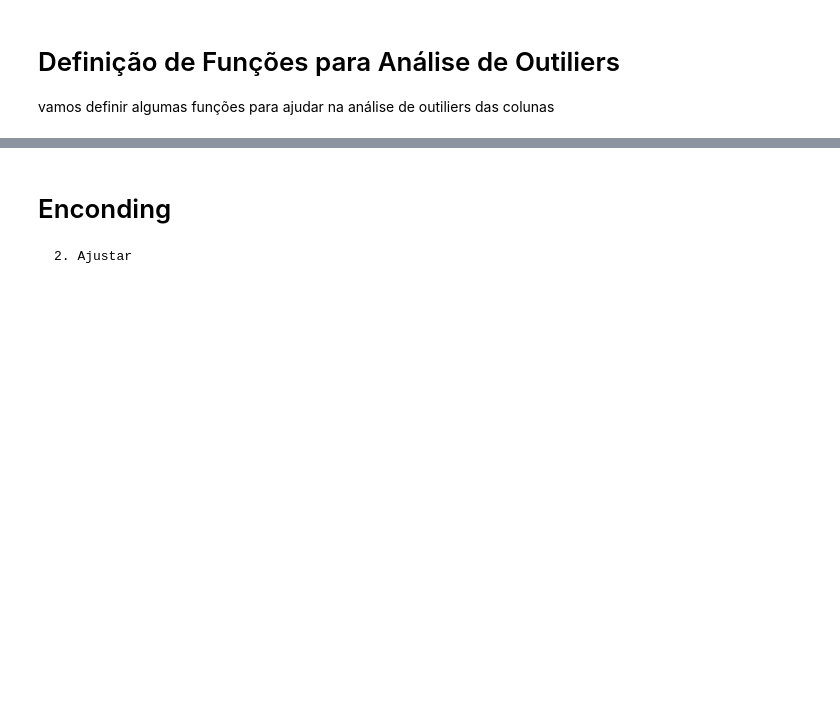
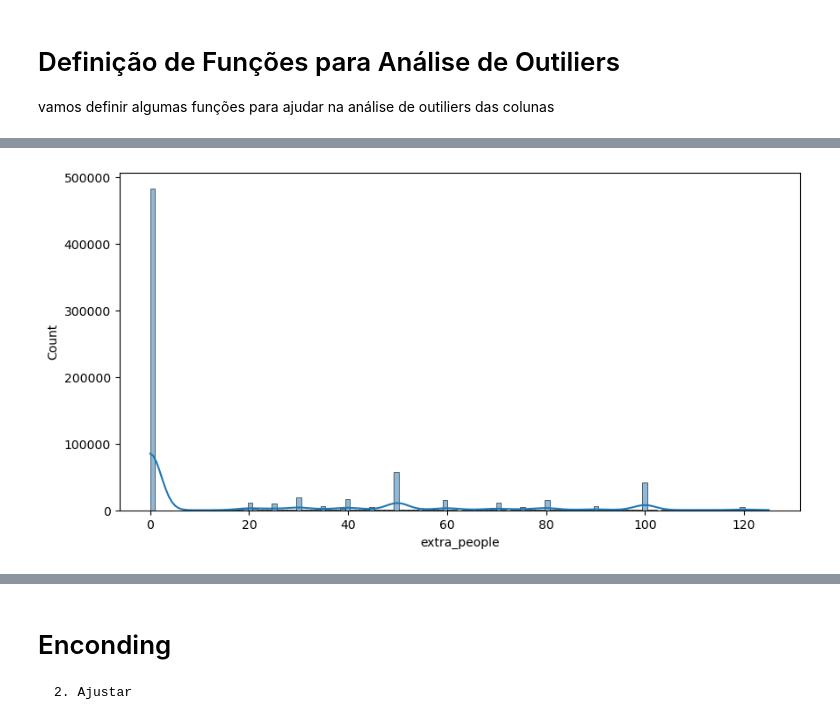
Before and after one commit to jhonatanpaz95/Airbnb-Rio, a Jupyter notebook: airbnb-rio.ipynb, the cells around one changed output, grey strips where cells are left out. Cells and saved outputs as stored; diff of their text form; code cells hidden in the pictures; blank space fills up the shorter version.

```diff
--- a/airbnb-rio.ipynb
+++ b/airbnb-rio.ipynb
@@ -273,0 +318,4 @@ histograma(base_airbnb_df['price'])
+# %%
+histograma(base_airbnb_df['extra_people'])
+# %% [output]
+[figure, added]
```
Also changed, not shown: parts of 45 cells of this notebook.
